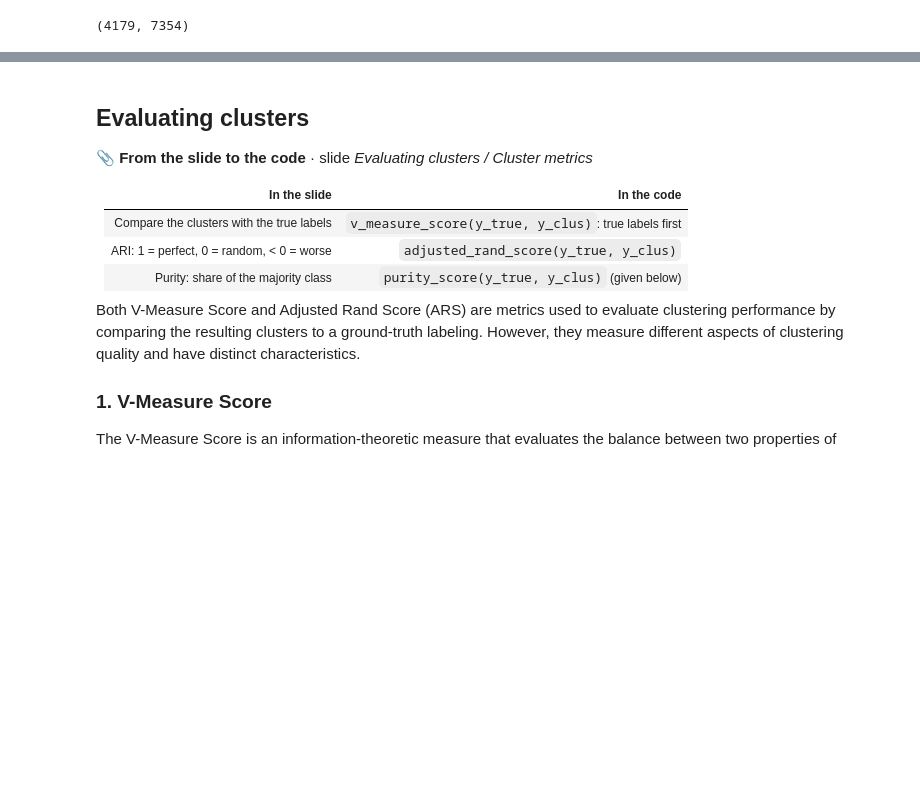
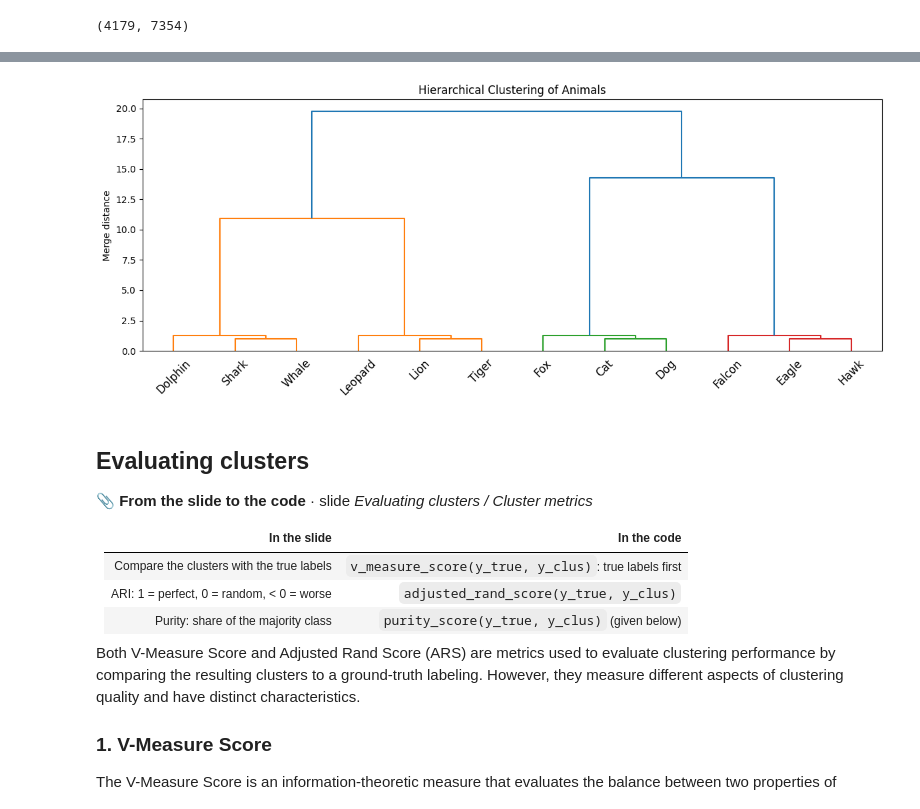
Before and after one commit to steestee25/tms_lab, a Jupyter notebook: Lab2/Lab2_1_TMS_clustering.ipynb, the cells around one changed output, grey strips where cells are left out. Cells and saved outputs as stored; diff of their text form; code cells hidden in the pictures; blank space fills up the shorter version.

```diff
--- a/Lab2/Lab2_1_TMS_clustering.ipynb
+++ b/Lab2/Lab2_1_TMS_clustering.ipynb
@@ -135,3 +164,33 @@ plt.show()
+# %%
+import numpy as np
+import matplotlib.pyplot as plt
+from scipy.cluster.hierarchy import linkage, dendrogram
+
+# Create a simple dataset with four distinct groups
+data = np.array([
+    [4, 2], [5, 2], [4, 3],       # Group 1
+    [10, 8], [11, 8], [10, 9],    # Group 2
+    [2, 10], [3, 10], [2, 11],   # Group 3
+    [12, 2], [13, 2], [12, 3]    # Group 4
+])
+
+labels = ['Cat', 'Dog', 'Fox',
+          'Lion', 'Tiger', 'Leopard',
+          'Eagle', 'Hawk', 'Falcon',
+          'Shark', 'Whale', 'Dolphin']
+
+# Perform hierarchical clustering using Ward's method
+merges = linkage(data, method='ward')
+
+# Plot the dendrogram
+plt.figure(figsize=(12, 5))
+dendrogram(merges, labels=labels, leaf_rotation=45)
+plt.title('Hierarchical Clustering of Animals')
+plt.ylabel('Merge distance')
+plt.tight_layout()
+plt.show()
+# %% [output]
+[figure, added]
 # %% [markdown]
 ## Evaluating clusters
 
```
Also changed, not shown: parts of 7 cells of this notebook.
